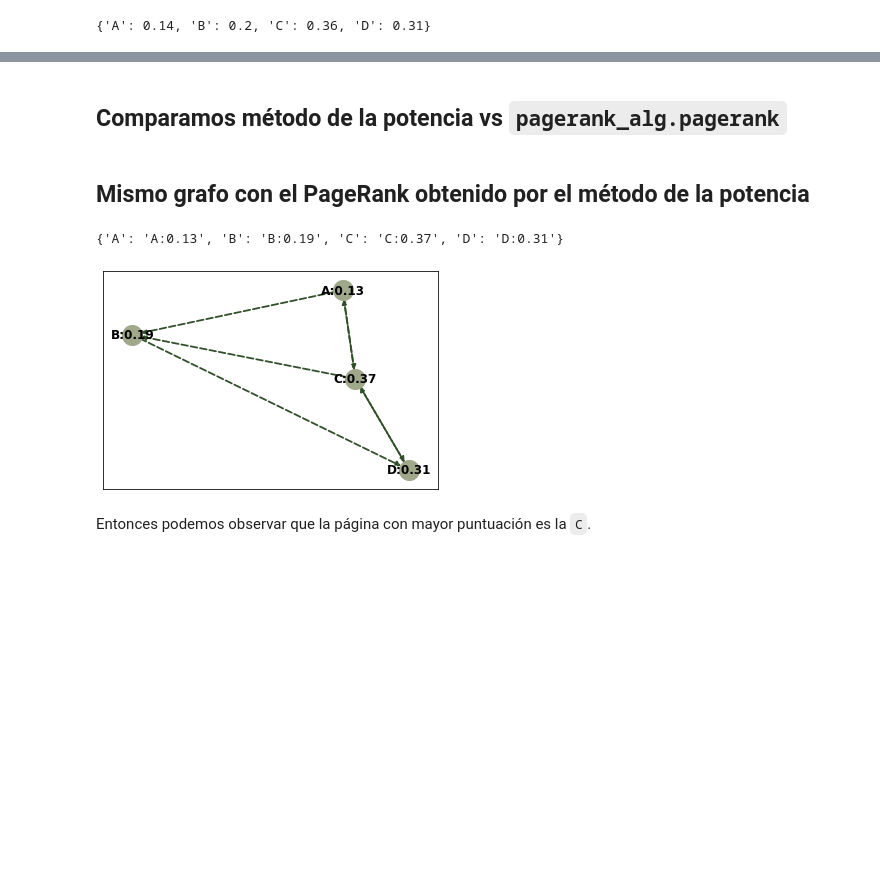
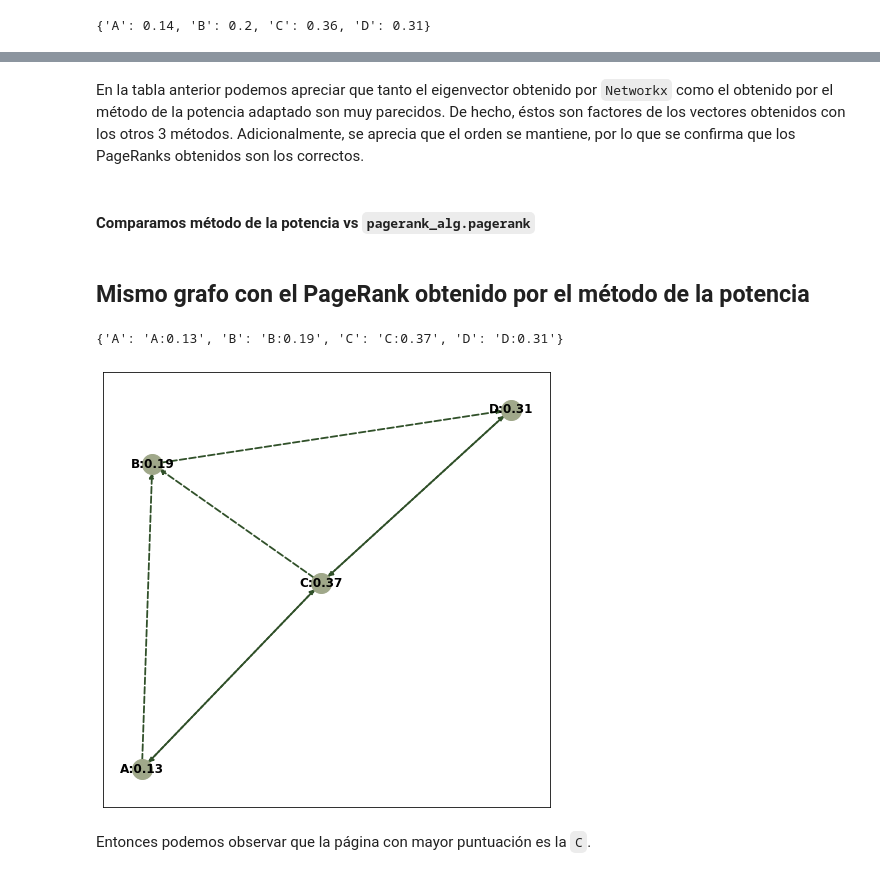
Before and after one commit to lecepe00/PageRank-eigenvectores-eigenvalores, a Jupyter notebook: Implementacion/PageRank_implementacion.ipynb, the cells around one changed output, grey strips where cells are left out. Saved outputs shown, nothing was run; the diff lists cells and outputs as text; code cells hidden in the pictures; blank space fills up the shorter version.

```diff
--- a/Implementacion/PageRank_implementacion.ipynb
+++ b/Implementacion/PageRank_implementacion.ipynb
@@ -459,3 +446,5 @@ pagerank_round
+# %% [markdown]
+En la tabla anterior podemos apreciar que tanto el eigenvector obtenido por `Networkx` como el obtenido por el método de la potencia adaptado son muy parecidos. De hecho, éstos son factores de los vectores obtenidos con los otros 3 métodos. Adicionalmente, se aprecia que el orden se mantiene, por lo que se confirma que los PageRanks obtenidos son los correctos.
 # %% [markdown]
-## Comparamos método de la potencia vs `pagerank_alg.pagerank`
+#### Comparamos método de la potencia vs `pagerank_alg.pagerank`
 # %%
@@ -463,34 +452,35 @@ assert pagerank_round == approx(power_method_round, rel=1e-1)
 # %% [markdown]
 ## Mismo grafo con el  PageRank obtenido por el método de la potencia
 # %%
+plt.figure(figsize=(8,8))
 G = nx.DiGraph()
 
 for nodo in power_method:
     G.add_node(nodo)
 
 for page, outlinks in zip(pages_links['pagina'],pages_links['outlinks']):
     for outlink in outlinks:
         G.add_edge(page, outlink)
 
 pos = nx.spring_layout(G)
 
 labels = {}
 for node in G.nodes():
     if node in power_method:
         #set the node name as the key and the label as its value
         labels[node] = "{}:{}".format(node,round(power_method[node],2))
 
 # Es lo mismo que power_method pero redondeado
 print(labels)
 
 nx.draw_networkx_nodes(G, pos, node_color='#a0a88a', node_size=400)
 nx.draw_networkx_labels(G, pos, labels=labels, font_weight="bold")
 nx.draw_networkx_edges(G, pos, edge_color='#305029', width=1.8, arrows = True, style='dashed')
 
 plt.show()
 # %% [output]
 {'A': 'A:0.13', 'B': 'B:0.19', 'C': 'C:0.37', 'D': 'D:0.31'}
-[figure, old version]
+[figure, new version]
 # %% [markdown]
 Entonces podemos observar que la página con mayor puntuación es la `C`.
 # %% [markdown]
```
Also changed, not shown: parts of 67 cells of this notebook.
